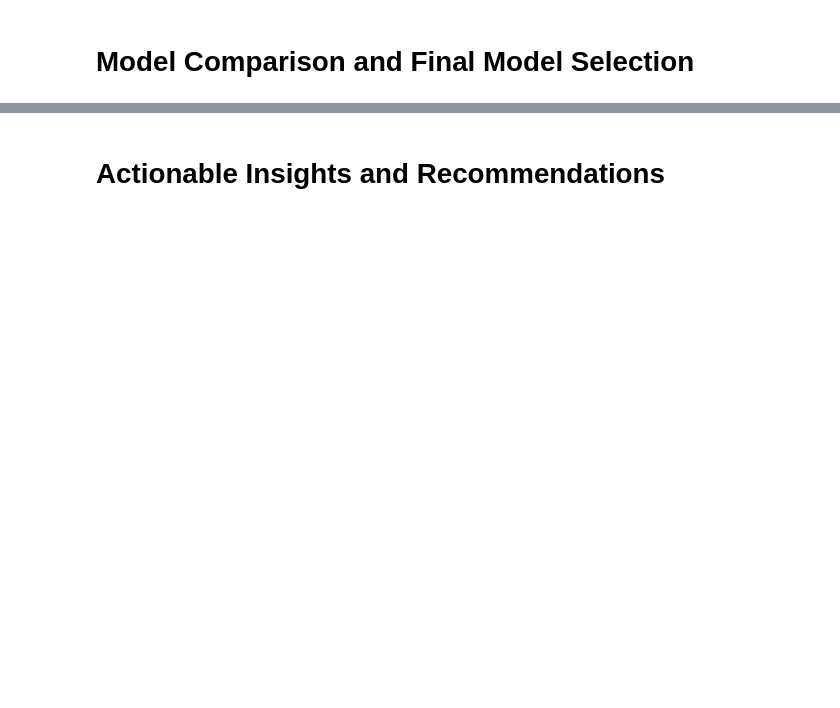
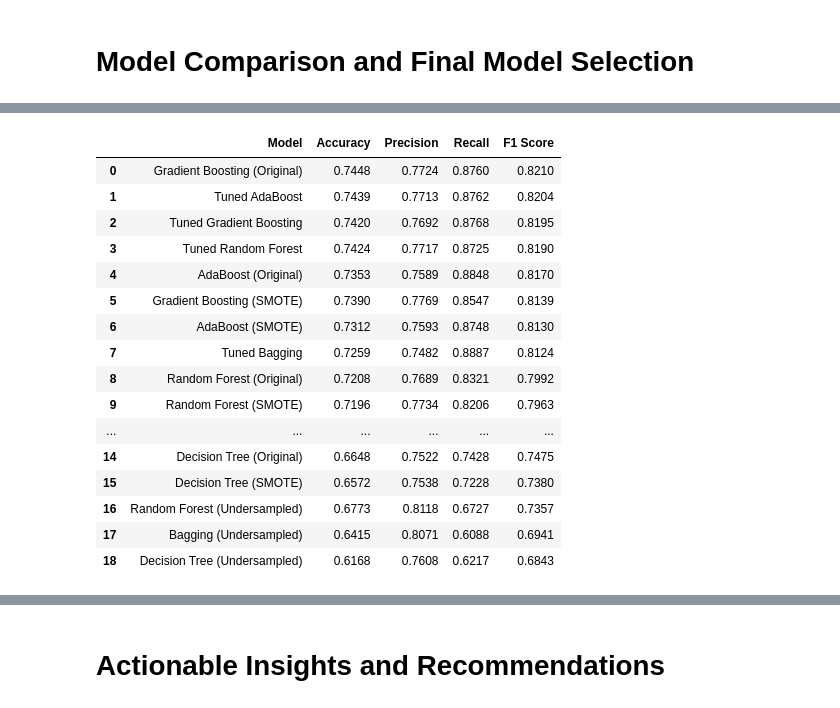
Before and after one commit to click2shivesh/shivesh-uta-aiml-py, a Jupyter notebook: Shivesh_Project_Full_Code_Notebook_EasyVisa.ipynb, the cells around one changed output, grey strips where cells are left out. Drawn from its saved outputs; the diff is of its cells as text; code cells hidden in the pictures; blank space fills up the shorter version.

```diff
--- a/Shivesh_Project_Full_Code_Notebook_EasyVisa.ipynb
+++ b/Shivesh_Project_Full_Code_Notebook_EasyVisa.ipynb
@@ -3999,0 +4024,86 @@ The tuned Gradient Boosting Classifier achieved one of the strongest overall per
+# %%
+# Creating a comparison table of all models
+
+comparison_df = pd.DataFrame({
+
+    "Model": [
+
+        "Decision Tree (Original)",
+        "Bagging (Original)",
+        "Random Forest (Original)",
+        "AdaBoost (Original)",
+        "Gradient Boosting (Original)",
+
+        "Decision Tree (SMOTE)",
+        "Bagging (SMOTE)",
+        "Random Forest (SMOTE)",
+        "AdaBoost (SMOTE)",
+        "Gradient Boosting (SMOTE)",
+
+        "Decision Tree (Undersampled)",
+        "Bagging (Undersampled)",
+        "Random Forest (Undersampled)",
+        "AdaBoost (Undersampled)",
+        "Gradient Boosting (Undersampled)",
+
+        "Tuned Bagging",
+        "Tuned Random Forest",
+        "Tuned AdaBoost",
+        "Tuned Gradient Boosting"
+    ],
+
+    "Accuracy": [
+
+        0.6648, 0.6915, 0.7208, 0.7353, 0.7448,
+        0.6572, 0.6872, 0.7196, 0.7312, 0.7390,
+        0.6168, 0.6415, 0.6773, 0.6995, 0.7029,
+        0.7259, 0.7424, 0.7439, 0.7420
+    ],
+
+    "Precision": [
+
+        0.7522, 0.7717, 0.7689, 0.7589, 0.7724,
+        0.7538, 0.7736, 0.7734, 0.7593, 0.7769,
+        0.7608, 0.8071, 0.8118, 0.8090, 0.8206,
+        0.7482, 0.7717, 0.7713, 0.7692
+    ],
+
+    "Recall": [
+
+        0.7428, 0.7642, 0.8321, 0.8848, 0.8760,
+        0.7228, 0.7516, 0.8206, 0.8748, 0.8547,
+        0.6217, 0.6088, 0.6727, 0.7201, 0.7105,
+        0.8887, 0.8725, 0.8762, 0.8768
+    ],
+
+    "F1 Score": [
+
+        0.7475, 0.7679, 0.7992, 0.8170, 0.8210,
+        0.7380, 0.7624, 0.7963, 0.8130, 0.8139,
+        0.6843, 0.6941, 0.7357, 0.7619, 0.7616,
+        0.8124, 0.8190, 0.8204, 0.8195
+    ]
+})
+
+comparison_df.sort_values(
+    by="F1 Score",
+    ascending=False
+).reset_index(drop=True)
+# %% [output]
+|  | Model | Accuracy | Precision | Recall | F1 Score |
+| 0 | Gradient Boosting (Original) | 0.7448 | 0.7724 | 0.8760 | 0.8210 |
+| 1 | Tuned AdaBoost | 0.7439 | 0.7713 | 0.8762 | 0.8204 |
+| 2 | Tuned Gradient Boosting | 0.7420 | 0.7692 | 0.8768 | 0.8195 |
+| 3 | Tuned Random Forest | 0.7424 | 0.7717 | 0.8725 | 0.8190 |
+| 4 | AdaBoost (Original) | 0.7353 | 0.7589 | 0.8848 | 0.8170 |
+| 5 | Gradient Boosting (SMOTE) | 0.7390 | 0.7769 | 0.8547 | 0.8139 |
+| 6 | AdaBoost (SMOTE) | 0.7312 | 0.7593 | 0.8748 | 0.8130 |
+| 7 | Tuned Bagging | 0.7259 | 0.7482 | 0.8887 | 0.8124 |
+| 8 | Random Forest (Original) | 0.7208 | 0.7689 | 0.8321 | 0.7992 |
+| 9 | Random Forest (SMOTE) | 0.7196 | 0.7734 | 0.8206 | 0.7963 |
+| ... | ... | ... | ... | ... | ... |
+| 14 | Decision Tree (Original) | 0.6648 | 0.7522 | 0.7428 | 0.7475 |
+| 15 | Decision Tree (SMOTE) | 0.6572 | 0.7538 | 0.7228 | 0.7380 |
+| 16 | Random Forest (Undersampled) | 0.6773 | 0.8118 | 0.6727 | 0.7357 |
+| 17 | Bagging (Undersampled) | 0.6415 | 0.8071 | 0.6088 | 0.6941 |
+| 18 | Decision Tree (Undersampled) | 0.6168 | 0.7608 | 0.6217 | 0.6843 |
```
Also changed, not shown: parts of 15 cells of this notebook.
